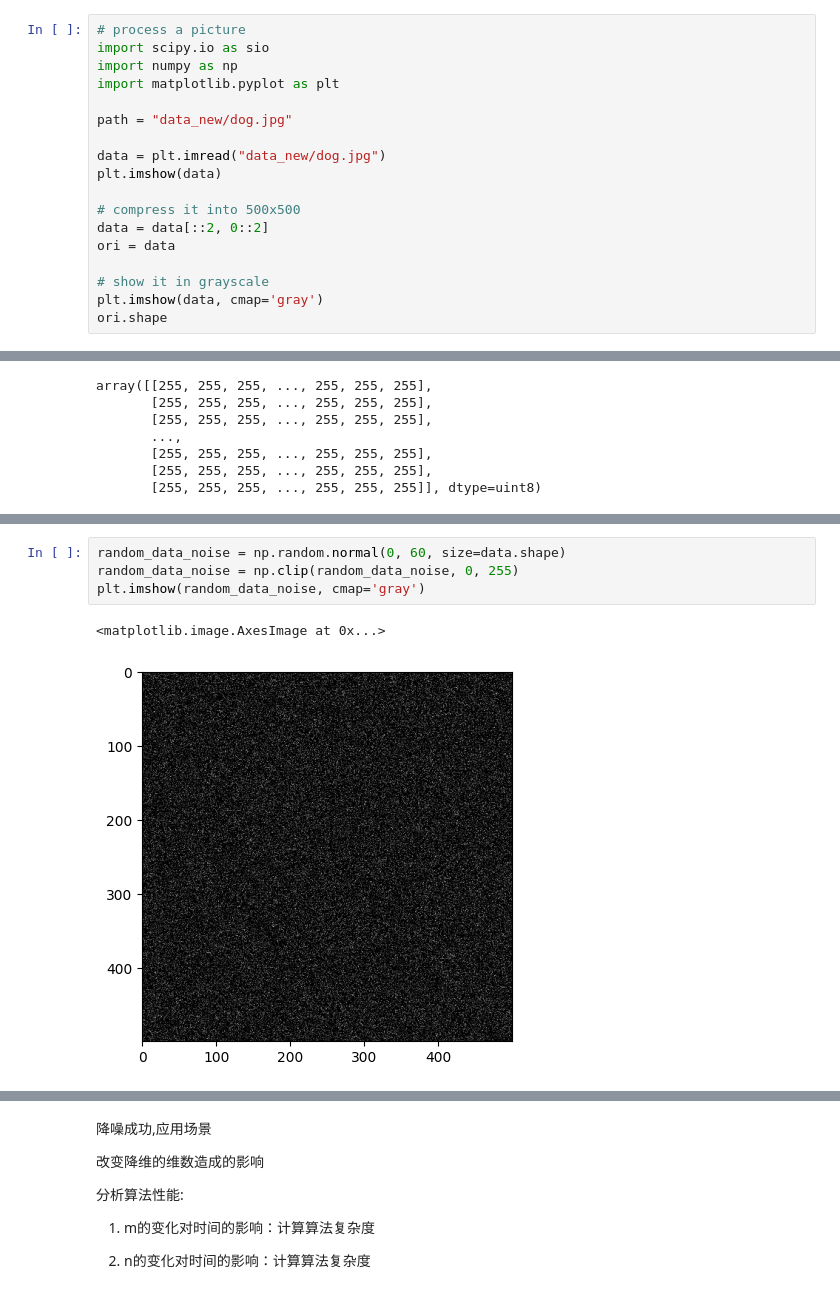
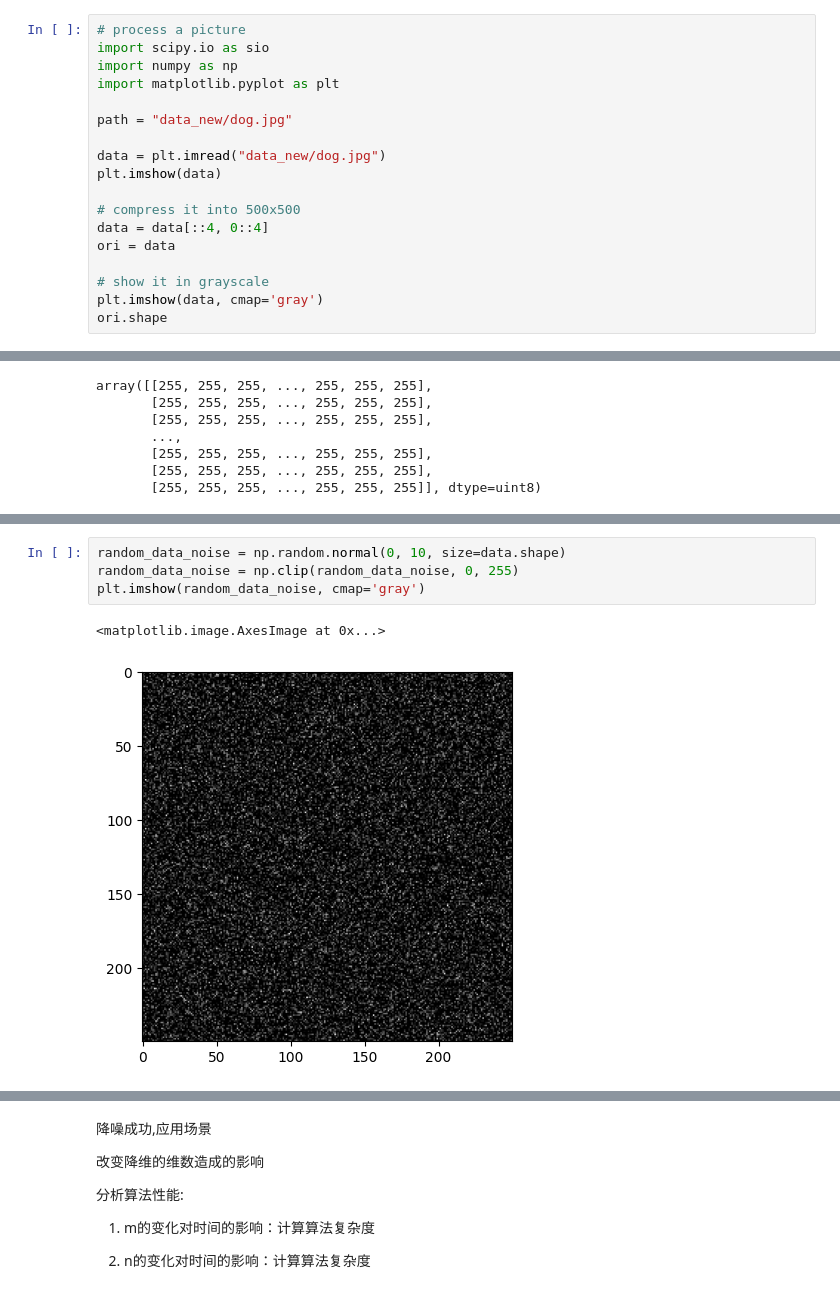
Before and after one commit to Gabenoob/EEFINAL, a Jupyter notebook: Matrix_factorize/data_loader.ipynb, the cells around one changed output, grey strips where cells are left out. Saved outputs shown, nothing was run; the diff lists cells and outputs as text.

```diff
--- a/Matrix_factorize/data_loader.ipynb
+++ b/Matrix_factorize/data_loader.ipynb
@@ -19,7 +19,7 @@ data = plt.imread("data_new/dog.jpg")
 plt.imshow(data)
 
 # compress it into 500x500
-data = data[::2, 0::2]
+data = data[::4, 0::4]
 ori = data
 
 # show it in grayscale
@@ -48,7 +61,7 @@ plt.imshow(data_noise, cmap='gray')
 # %%
-random_data_noise = np.random.normal(0, 60, size=data.shape)
+random_data_noise = np.random.normal(0, 10, size=data.shape)
 random_data_noise = np.clip(random_data_noise, 0, 255)
 plt.imshow(random_data_noise, cmap='gray')
 # %% [output]
 <matplotlib.image.AxesImage at 0x...>
-[figure, old version]
+[figure, new version]
```
Also changed, not shown: parts of 5 cells of this notebook, 2 other files.
